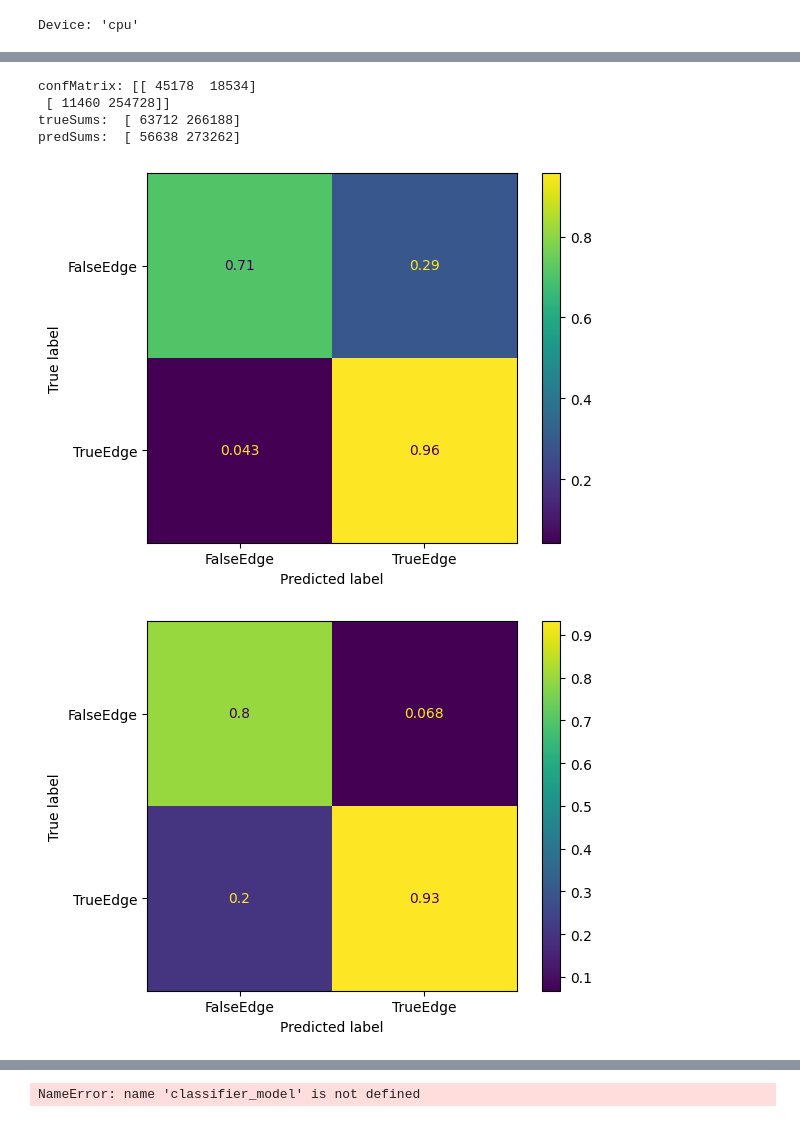
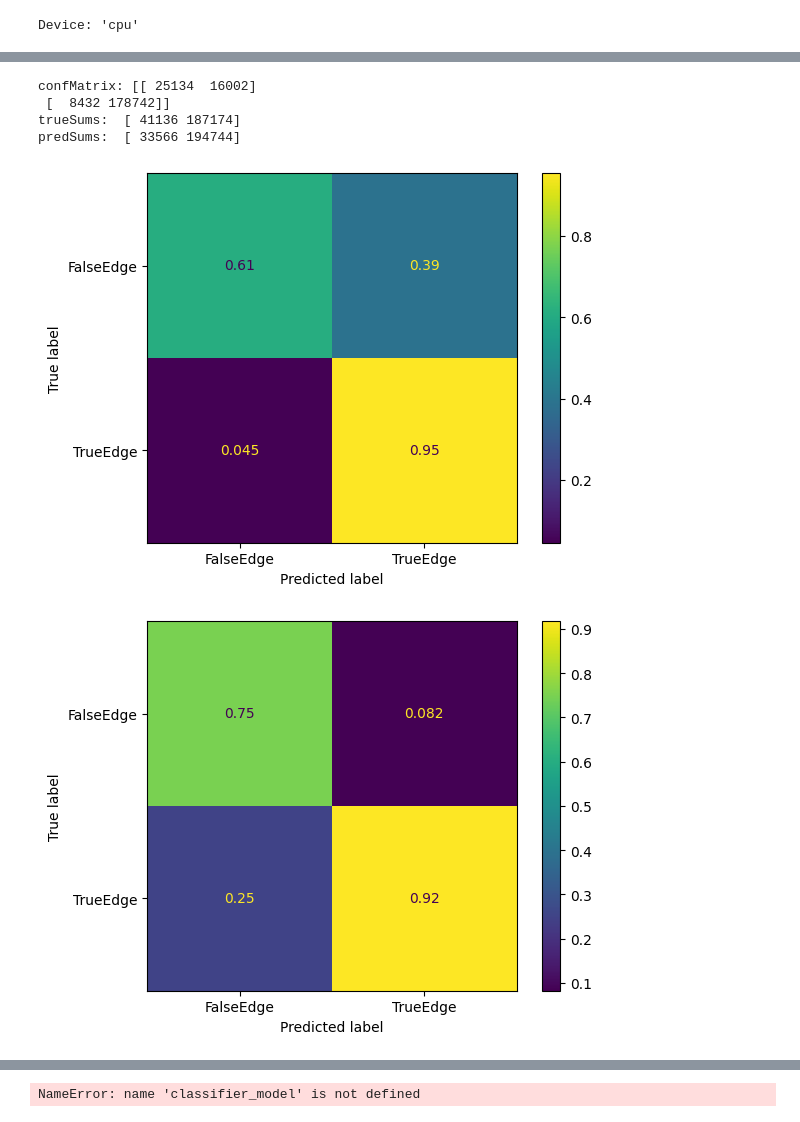
Before and after one commit to imawby/Hierarchy_GNN, a Jupyter notebook: LinkPrediction.ipynb, the cells around one changed output, grey strips where cells are left out. Drawn from its saved outputs; the diff is of its cells as text; code cells hidden in the pictures.

Commit message:
Using both networks to get a reco output

```diff
--- a/LinkPrediction.ipynb
+++ b/LinkPrediction.ipynb
@@ -25,7 +25,7 @@ import MPNN
 #############################
 BATCH_SIZE = 128
 TRAIN_FRACTION = 0.8
-N_EPOCH = 40
+N_EPOCH = 10
 NUM_NODE_CLASSES = 5
 # %%
 #############################
@@ -33,9 +33,7 @@ NUM_NODE_CLASSES = 5
 #############################
 
 # Get file
-outputFileSuffix = '_NeutrinoToParticleTruth_PosBothWay_NegBothWay_100Hits_wGenTruth_noBothNullEdgeCut_allTiers_0_1_2.pt'
-#outputFileSuffix = '_ParticleToParticleTruth.pt'
-#outputFileSuffix = '_test.pt'
+outputFileSuffix = '_ParticleToNeutrinoTruth.pt'
 
 trainFileNames_pos = glob.glob(str('data_set_pos' + outputFileSuffix))
 trainFileNames_neg = glob.glob(str('data_set_neg' + outputFileSuffix))
@@ -972,15 +737,10 @@ def plot_edge_rate(epochs, correct_edge_train, incorrect_edge_train, correct_edg
     plt.show()
 # %%
 plot_loss(range(SAMPLE_INTERVAL, N_EPOCH, SAMPLE_INTERVAL), training_loss, test_loss)
-plot_roc_curve(torch.tensor(primary_pos_scores_test), torch.tensor(primary_neg_scores_test))
-#plot_roc_curve(torch.tensor(other_pos_scores_test), torch.tensor(other_neg_scores_test))
+plot_roc_curve(torch.tensor(pos_scores_test), torch.tensor(neg_scores_test))
 
-plot_confusion_matrix(torch.tensor(primary_pos_scores_test), torch.tensor(primary_neg_scores_test), primary_optimal_threshold_test)
-#plot_confusion_matrix(torch.tensor(other_pos_scores_test), torch.tensor(other_neg_scores_test), other_optimal_threshold_test)
+plot_confusion_matrix(torch.tensor(pos_scores_test), torch.tensor(neg_scores_test), optimal_threshold_test)
 
-plot_edge_rate(range(SAMPLE_INTERVAL, N_EPOCH, SAMPLE_INTERVAL), primary_training_positive_as_positive_rate, primary_training_positive_as_negative_rate, primary_test_positive_as_positive_rate, primary_test_positive_as_negative_rate, True)
-plot_edge_rate(range(SAMPLE_INTERVAL, N_EPOCH, SAMPLE_INTERVAL), primary_training_negative_as_negative_rate, primary_training_negative_as_positive_rate, primary_test_negative_as_negative_rate, primary_test_negative_as_positive_rate, False)
-
-#plot_edge_rate(range(SAMPLE_INTERVAL, N_EPOCH, SAMPLE_INTERVAL), other_training_positive_as_positive_rate, other_training_positive_as_negative_rate, other_test_positive_as_positive_rate, other_test_positive_as_negative_rate, True)
-#plot_edge_rate(range(SAMPLE_INTERVAL, N_EPOCH, SAMPLE_INTERVAL), other_training_negative_as_negative_rate, other_training_negative_as_positive_rate, other_test_negative_as_negative_rate, other_test_negative_as_positive_rate, False)
+plot_edge_rate(range(SAMPLE_INTERVAL, N_EPOCH, SAMPLE_INTERVAL), training_positive_as_positive_rate, training_positive_as_negative_rate, test_positive_as_positive_rate, test_positive_as_negative_rate, True)
+plot_edge_rate(range(SAMPLE_INTERVAL, N_EPOCH, SAMPLE_INTERVAL), training_negative_as_negative_rate, training_negative_as_positive_rate, test_negative_as_negative_rate, test_negative_as_positive_rate, False)
 # %% [output]
@@ -989,6 +749,6 @@ plot_edge_rate(range(SAMPLE_INTERVAL, N_EPOCH, SAMPLE_INTERVAL), primary_trainin
-confMatrix: [[ 45178  18534]
- [ 11460 254728]]
-trueSums:  [ 63712 266188]
-predSums:  [ 56638 273262]
+confMatrix: [[ 25134  16002]
+ [  8432 178742]]
+trueSums:  [ 41136 187174]
+predSums:  [ 33566 194744]
-[figure, old version]
+[figure, new version]
-[figure, old version]
+[figure, new version]
```
Also changed, not shown: parts of 6 cells of this notebook, 6 other files.
